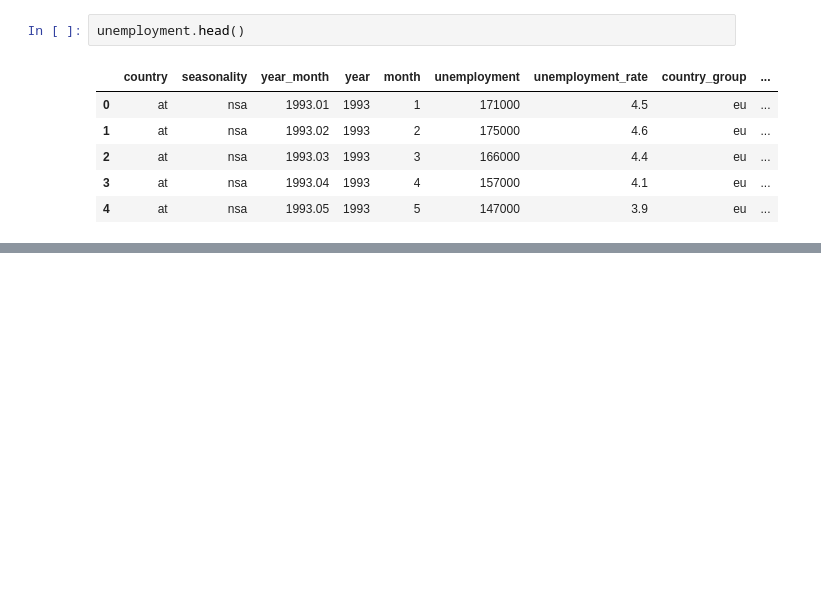
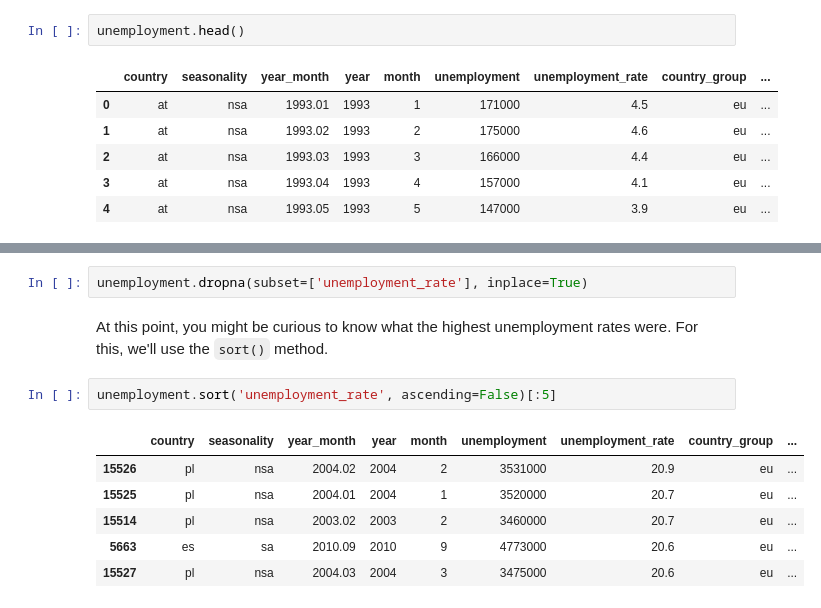
Before and after one commit to dlab-berkeley/Python-Data-Wrangling-Legacy, a Jupyter notebook: introduction-to-pandas.ipynb, the cells around one changed output, grey strips where cells are left out. Drawn from its saved outputs; the diff is of its cells as text; blank space fills up the shorter version.

```diff
--- a/introduction-to-pandas.ipynb
+++ b/introduction-to-pandas.ipynb
@@ -376,0 +417,13 @@ Because countries with missing unemployment rate data have at least 36 missing v
+# %%
+unemployment.dropna(subset=['unemployment_rate'], inplace=True)
+# %% [markdown]
+At this point, you might be curious to know what the highest unemployment rates were. For this, we'll use the `sort()` method.
+# %%
+unemployment.sort('unemployment_rate', ascending=False)[:5]
+# %% [output]
+|  | country | seasonality | year_month | year | month | unemployment | unemployment_rate | country_group | ... |
+| 15526 | pl | nsa | 2004.02 | 2004 | 2 | 3531000 | 20.9 | eu | ... |
+| 15525 | pl | nsa | 2004.01 | 2004 | 1 | 3520000 | 20.7 | eu | ... |
+| 15514 | pl | nsa | 2003.02 | 2003 | 2 | 3460000 | 20.7 | eu | ... |
+| 5663 | es | sa | 2010.09 | 2010 | 9 | 4773000 | 20.6 | eu | ... |
+| 15527 | pl | nsa | 2004.03 | 2004 | 3 | 3475000 | 20.6 | eu | ... |
```
Also changed, not shown: parts of 14 cells of this notebook.
